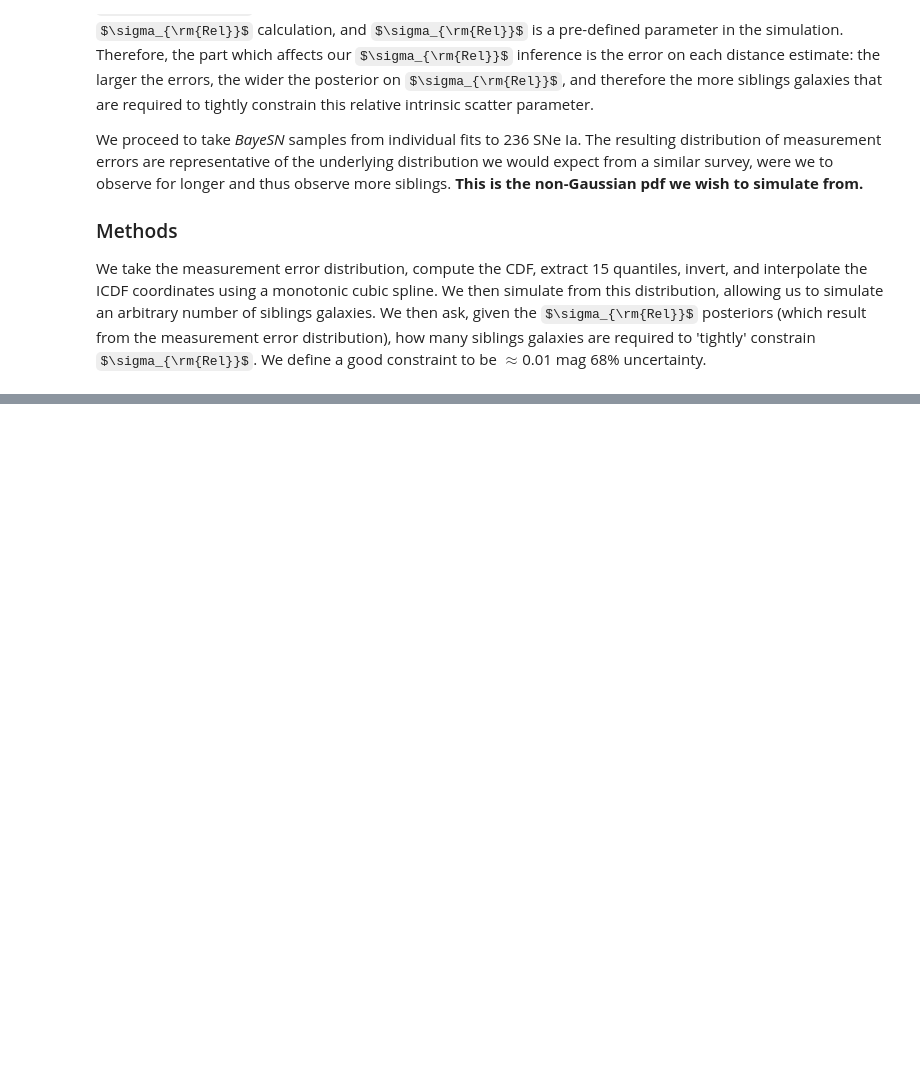
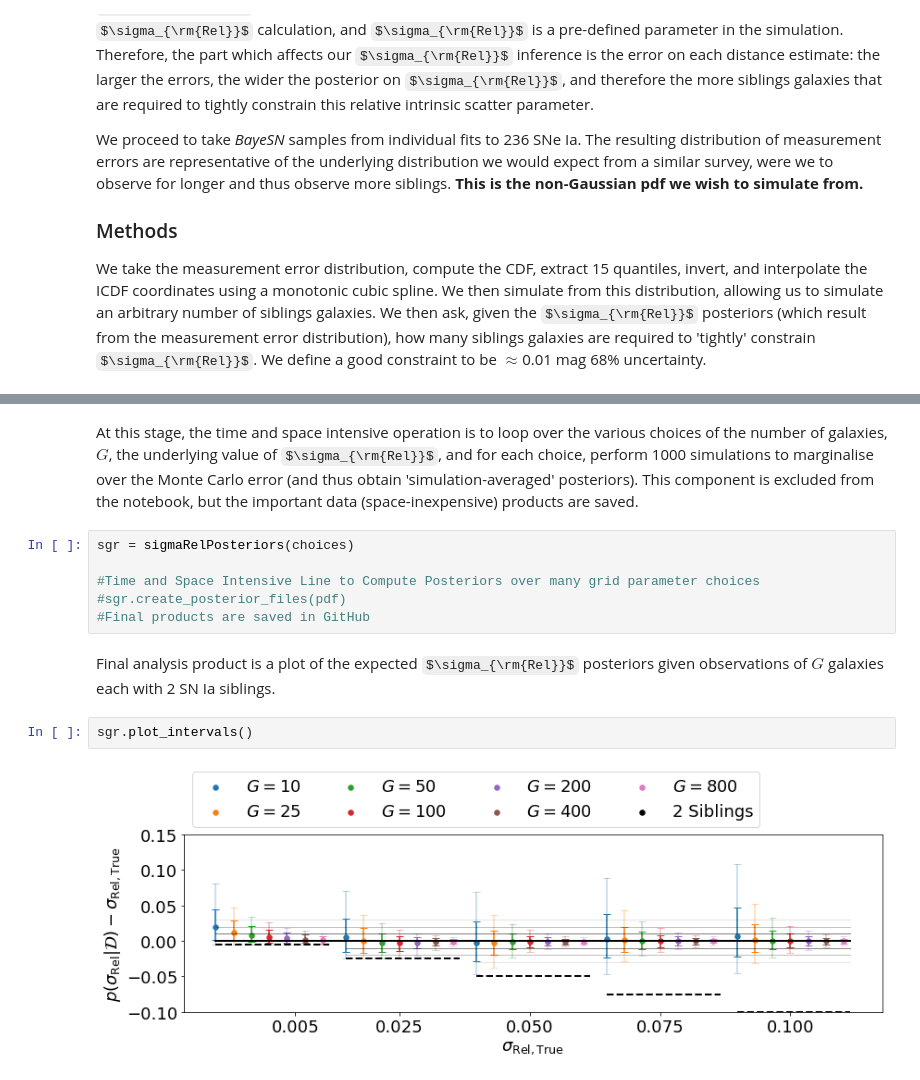
Before and after one commit to sam-m-ward/Non-Gaussian-PDF-Modelling, a Jupyter notebook: use_case_1.1.ipynb, the cells around one changed output, grey strips where cells are left out. Saved outputs shown, nothing was run; the diff lists cells and outputs as text; some formulas as TeX source; blank space fills up the shorter version.

```diff
--- a/use_case_1.1.ipynb
+++ b/use_case_1.1.ipynb
@@ -16,0 +72,14 @@ We take the measurement error distribution, compute the CDF, extract 15 quantile
+# %% [markdown]
+At this stage, the time and space intensive operation is to loop over the various choices of the number of galaxies, $G$, the underlying value of $\sigma_{\rm{Rel}}$, and for each choice, perform 1000 simulations to marginalise over the Monte Carlo error (and thus obtain 'simulation-averaged' posteriors). This component is excluded from the notebook, but the important data (space-inexpensive) products are saved.
+# %%
+sgr = sigmaRelPosteriors(choices)
+
+#Time and Space Intensive Line to Compute Posteriors over many grid parameter choices
+#sgr.create_posterior_files(pdf)
+#Final products are saved in GitHub
+# %% [markdown]
+Final analysis product is a plot of the expected $\sigma_{\rm{Rel}}$ posteriors given observations of $G$ galaxies each with 2 SN Ia siblings.
+# %%
+sgr.plot_intervals()
+# %% [output]
+[figure, added]
```
Also changed, not shown: parts of 12 cells of this notebook, 1 other file.
